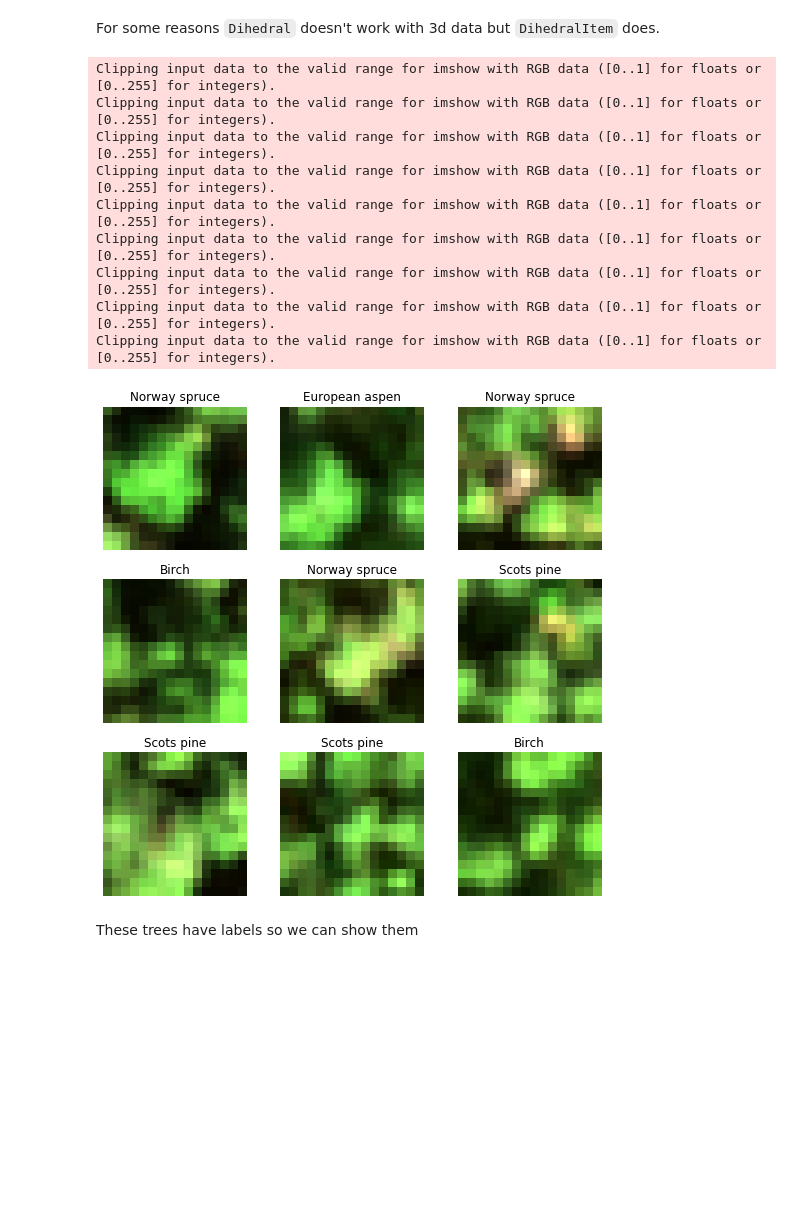
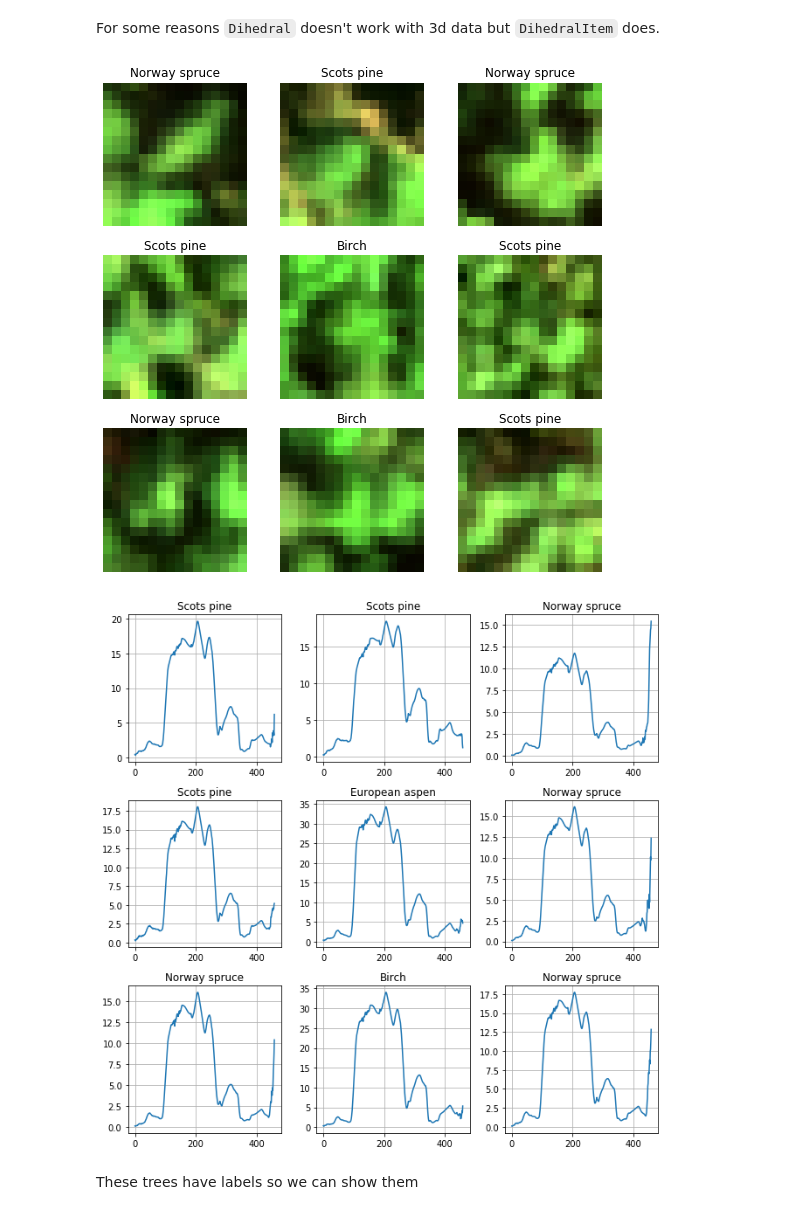
Before and after one commit to jaeeolma/fastai2, a Jupyter notebook: nbs/80_vision.multichannel.ipynb, the cells around one changed output. Drawn from its saved outputs; the diff is of its cells as text; code cells hidden in the pictures; blank space fills up the shorter version.

```diff
--- a/nbs/80_vision.multichannel.ipynb
+++ b/nbs/80_vision.multichannel.ipynb
@@ -329,6 +338,8 @@ class MultiChannelImageDataLoaders(DataLoaders):
         """Create from shapefile `shp_fname` in `path` readable with geopandas.
         Optionally list the channels to use."""
         df = gpd.read_file(str(Path(path)/shp_fname))
+        # Shapefiles don't support boolean columns
+        if 'valid_col' in kwargs.keys(): df[kwargs['valid_col']] = df[kwargs['valid_col']].astype(bool)
         return cls.from_df(df, path=path, chans=chans, **kwargs)
 
     @classmethod
@@ -400,22 +410,18 @@ For some reasons `Dihedral` doesn't work with 3d data but `DihedralItem` does.
 stats = np.load('../../hs_data/4m/train_stats.npy')
 
 
-test_geodf = MultiChannelImageDataLoaders.from_shapefile('../../hs_data/4m/', shp_fname='train.shp',
+test_geodf = MultiChannelImageDataLoaders.from_shapefile('../../hs_data/4m/', shp_fname='train.shp', chans=list(range(460)),
                                                          extensions=['.npy'], label_col='species', fn_col='filename',
                                                          bs=32, batch_tfms=[
-                                                             Normalize.from_stats(*stats),
+                                                             Normalize.from_stats(*stats[:,:-1]),
                                                          ])
 test_geodf.show_batch(channels=[82,50,29], scale=True, scale_axis=None)
 # %% [output]
-Clipping input data to the valid range for imshow with RGB data ([0..1] for floats or [0..255] for integers).
-Clipping input data to the valid range for imshow with RGB data ([0..1] for floats or [0..255] for integers).
-Clipping input data to the valid range for imshow with RGB data ([0..1] for floats or [0..255] for integers).
-Clipping input data to the valid range for imshow with RGB data ([0..1] for floats or [0..255] for integers).
-Clipping input data to the valid range for imshow with RGB data ([0..1] for floats or [0..255] for integers).
-Clipping input data to the valid range for imshow with RGB data ([0..1] for floats or [0..255] for integers).
-Clipping input data to the valid range for imshow with RGB data ([0..1] for floats or [0..255] for integers).
-Clipping input data to the valid range for imshow with RGB data ([0..1] for floats or [0..255] for integers).
-Clipping input data to the valid range for imshow with RGB data ([0..1] for floats or [0..255] for integers).
-[figure, old version]
+[figure, new version]
+# %%
+test_geodf.show_batch(channels='spectra')
+plt.tight_layout()
+# %% [output]
+[figure, added]
 # %% [markdown]
 These trees have labels so we can show them
```
Also changed, not shown: parts of 18 cells of this notebook, 6 other files.
